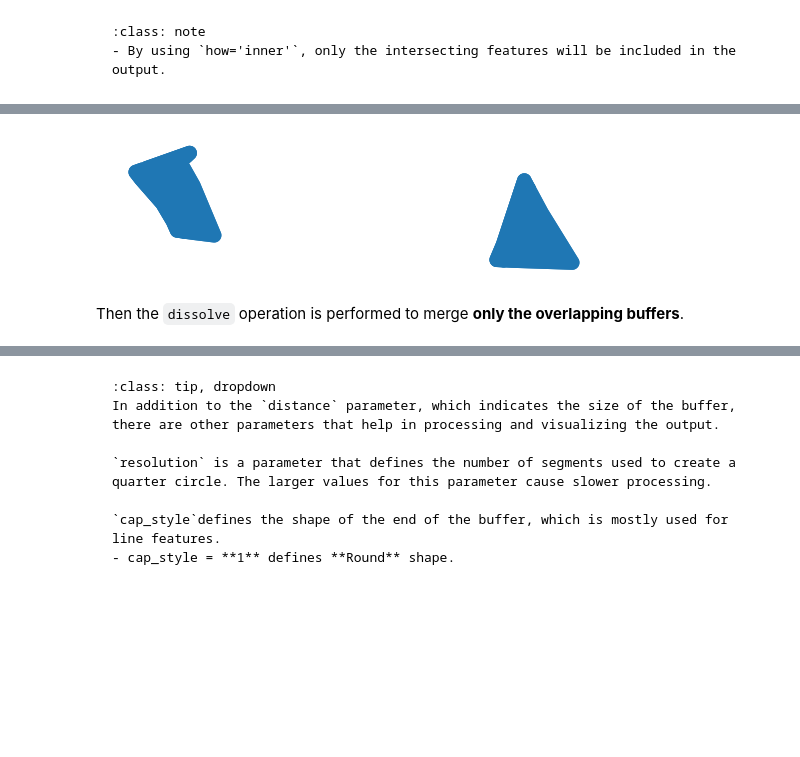
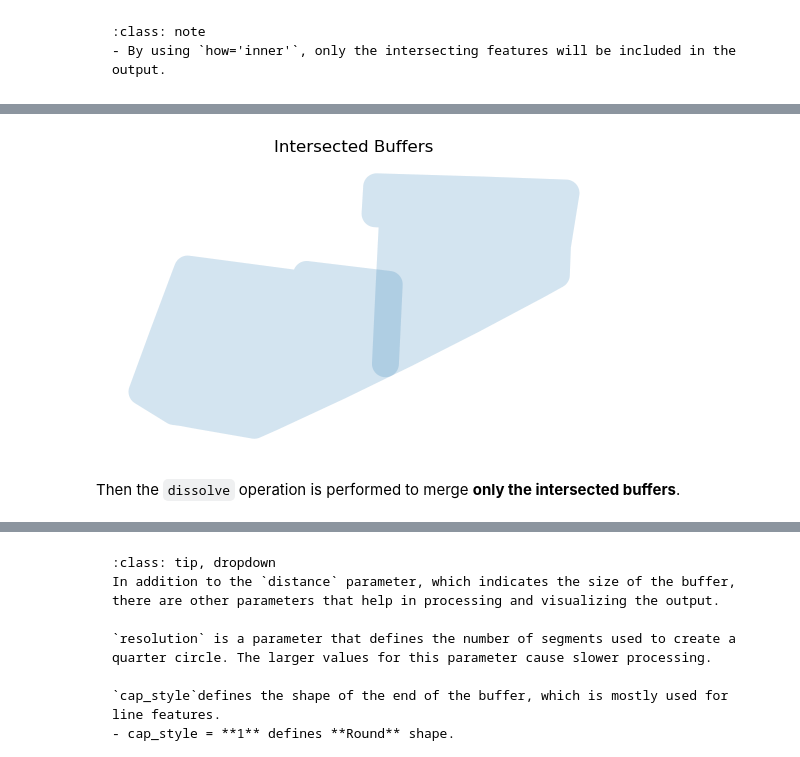
Before and after one commit to ioer-dresden/jupyter-book-nfdi4biodiversity, a Jupyter notebook: notebooks/310_buffering.ipynb, the cells around one changed output, grey strips where cells are left out. Saved outputs shown, nothing was run; the diff lists cells and outputs as text; code cells hidden in the pictures; blank space fills up the shorter version.

````diff
--- a/notebooks/310_buffering.ipynb
+++ b/notebooks/310_buffering.ipynb
@@ -13,5 +16,5 @@ OUTPUT = base_path / "out"
 # %% [markdown]
 The input data is then loaded:
 # %%
-input_layer = gp.read_file(OUTPUT / "clipped.shp")[5:8]
+input_layer = gp.read_file(OUTPUT / "clipped.shp")[20:22]
 # %% [markdown]
@@ -32,7 +35,7 @@ Using the `buffer` method, buffers are created by modifying the geometry of the
 - ETRS89 / UTM Zone 32N (EPSG Code:25832): **Meters**.
 ```
 # %%
-buffer_layer['geometry'] = buffer_layer['geometry'].buffer(5)
+buffer_layer['geometry'] = buffer_layer['geometry'].buffer(8)
 # %% [markdown]
 The original layer and the result of the buffer is visualized using the parameters in the `plot` function:
 - `ax`: Overlays multiple plots on a map.
@@ -90,11 +114,11 @@ This can be done by overlaying the layer with itself to find the areas where the
 - By using `how='inner'`, only the intersecting features will be included in the output.
 ```
 # %%
-overlapping_buffers = gp.sjoin(
+intersected_buffers = gp.sjoin(
     buffer_layer,
     buffer_layer[['CLC18','geometry']],
     how="inner",
     predicate="intersects")
-overlapping_buffers.head(5)
+intersected_buffers.head(5)
 # %% [output]
 |  | KS_IS | CLC_st1 | CLC18_left | CLC | Biotpkt201 | Shape_Leng | Shape_Area | geometry | index_right | ... |
@@ -106,10 +129,11 @@ overlapping_buffers.head(5)
 # %%
-ax = overlapping_buffers.plot()
+ax = intersected_buffers.plot(alpha= 0.1)
+ax.set_title("Intersected Buffers")
 ax.set_axis_off()
 # %% [output]
-[figure, old version]
+[figure, new version]
 # %% [markdown]
-Then the `dissolve` operation is performed to merge **only the overlapping buffers**.
+Then the `dissolve` operation is performed to merge **only the intersected buffers**.
 # %%
 dissolving_buffer = overlapping_buffers.dissolve()
 dissolving_buffer
````
Also changed, not shown: parts of 28 cells of this notebook, 3 other files.
